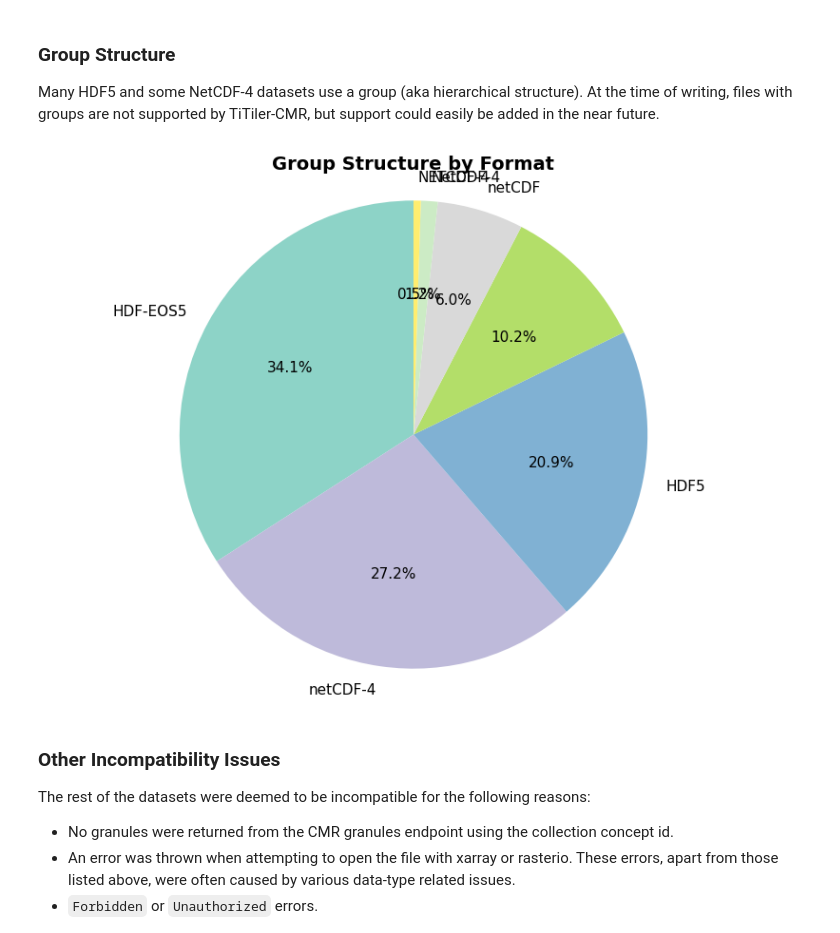
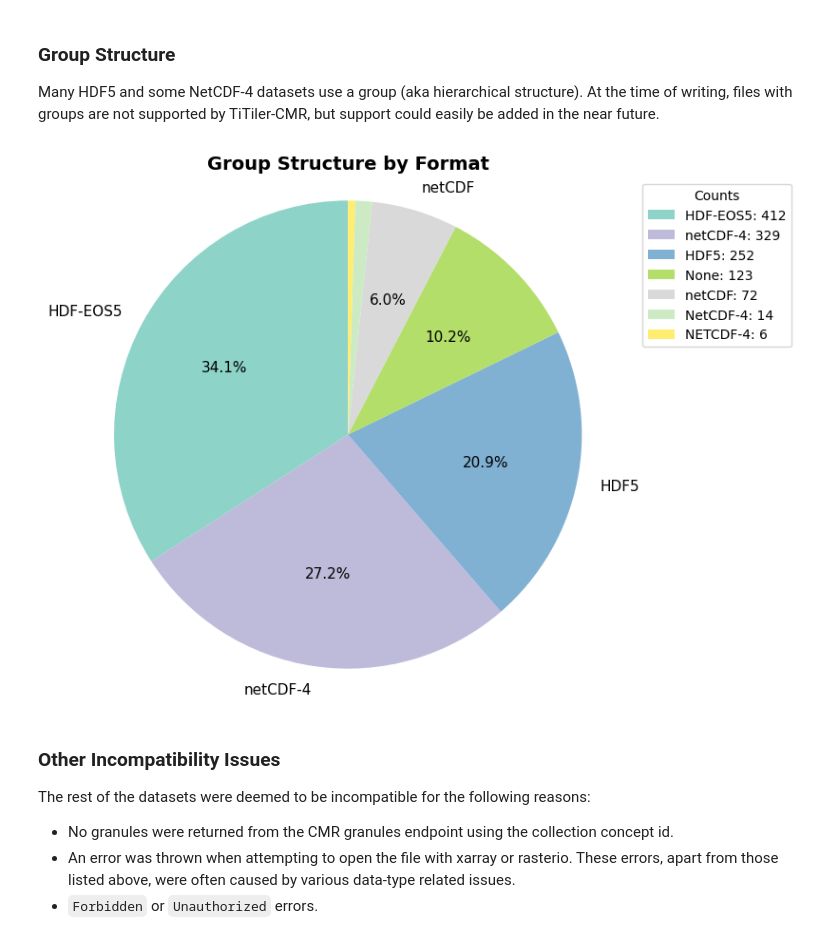
Before and after one commit to developmentseed/titiler-cmr, a Jupyter notebook: docs/compatibility/index.ipynb, the cells around one changed output. Saved outputs shown, nothing was run; the diff lists cells and outputs as text; code cells hidden in the pictures.

Commit message:
Fix plots

```diff
--- a/docs/compatibility/index.ipynb
+++ b/docs/compatibility/index.ipynb
@@ -186,12 +190,12 @@ Many HDF5 and some NetCDF-4 datasets use a group (aka hierarchical structure). A
 # %%
 group_structure_subset_df = df[df["incompatible_reason"] == "group_structure"]
 format_counts = group_structure_subset_df.format.value_counts(dropna=False)
 format_counts_names = format_counts.index
 plotting.create_pie_chart(
-    format_counts_names, format_counts, "Group Structure by Format"
+    format_counts_names, format_counts, "Group Structure by Format", True, 5
 )
 # %% [output]
-[figure, old version]
+[figure, new version]
 # %% [markdown]
 ### Other Incompatibility Issues
 
```
Also changed, not shown: parts of 6 cells of this notebook, 1 other file.
